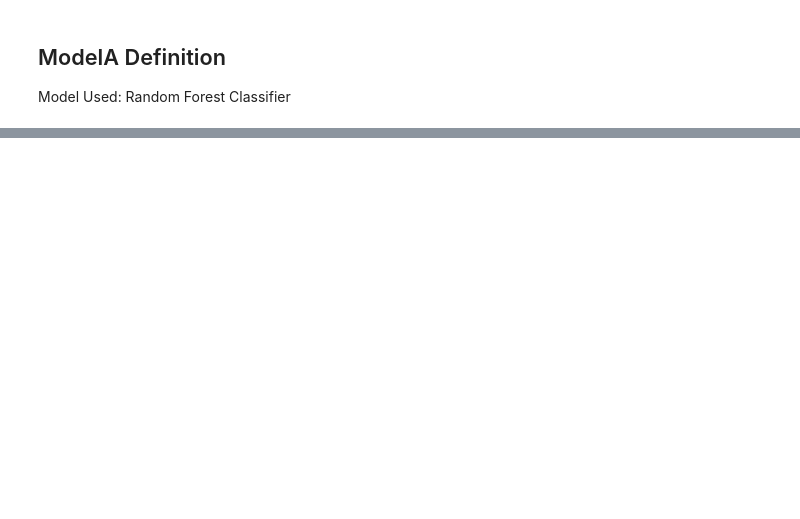
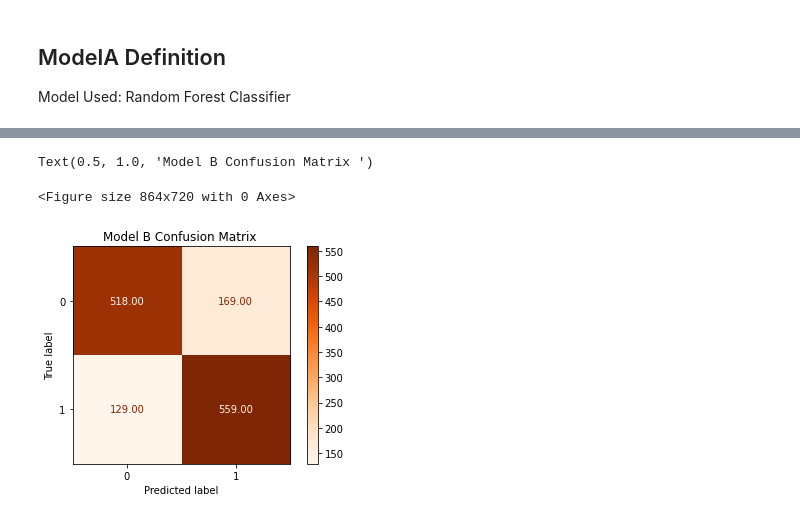
Before and after one commit to avidutta20/identification_of_social_media_influencers, a Jupyter notebook: Identifying_Social_Media_Influencers.ipynb, the cells around one changed output, grey strips where cells are left out. Cells and saved outputs as stored; diff of their text form; code cells hidden in the pictures; blank space fills up the shorter version.

```diff
--- a/Identifying_Social_Media_Influencers.ipynb
+++ b/Identifying_Social_Media_Influencers.ipynb
@@ -200,0 +200,23 @@ Here we'll be using *Gradient boost*
+# %%
+# Removing A_retweets_sent & B_retweets_sent
+bx_train = ax_train.drop(['B_retweets_sent','A_retweets_sent'], axis = 1)
+bx_test = ax_test.drop(['B_retweets_sent','A_retweets_sent'], axis = 1)
+
+# No Change in Target column
+by_train = ay_train
+by_test = ay_test
+# %%
+# Model Training Stochiatic Gradient Boosting
+B_gbclf = GradientBoostingClassifier(n_estimators= 500,learning_rate=0.1, subsample=0.8, max_depth=2, max_features=15)
+B_gbclf.fit(X=bx_train, y=by_train)
+gbclf_by_pred = B_gbclf.predict(bx_test)
+acc_score['B_GB'] = accuracy_score(by_test, gbclf_by_pred)
+# %%
+# Plotting Confusion Matrix
+fig_B_conf_matrix = plt.figure(figsize= (12,10))
+disp = plot_confusion_matrix(B_gbclf,bx_test, by_test,cmap=plt.cm.Oranges,values_format='.2f')
+disp.ax_.set_title("Model B Confusion Matrix ")
+# %% [output]
+Text(0.5, 1.0, 'Model B Confusion Matrix ')
+<Figure size 864x720 with 0 Axes>
+[figure, added]
```
Also changed, not shown: parts of 19 cells of this notebook.
